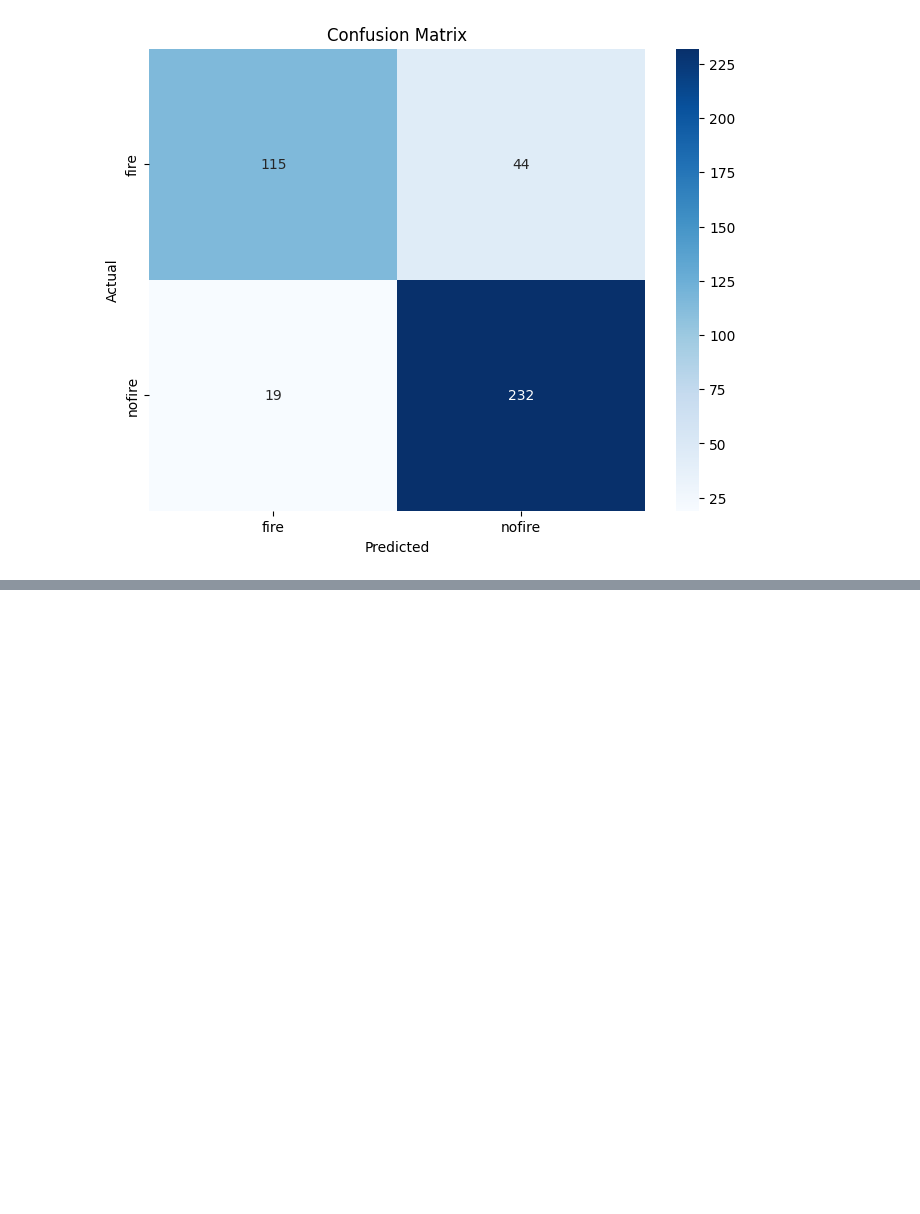
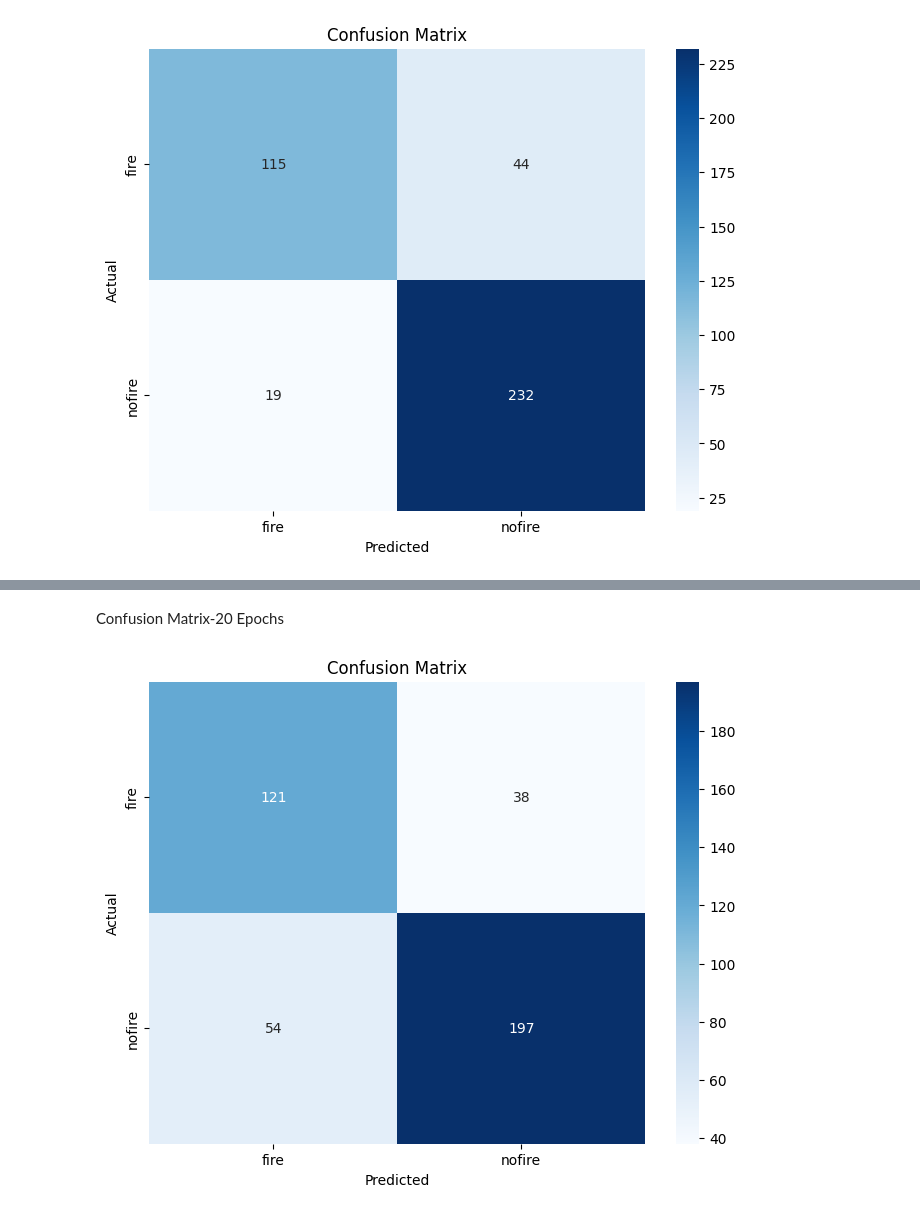
Before and after one commit to nschultze/Wildfire-Detection-from-RBG-Images, a Jupyter notebook: SimpleCNN.ipynb, the cells around one changed output, grey strips where cells are left out. Cells and saved outputs as stored; diff of their text form; code cells hidden in the pictures; blank space fills up the shorter version.

```diff
--- a/SimpleCNN.ipynb
+++ b/SimpleCNN.ipynb
@@ -267,0 +335,27 @@ plt.show()
+# %%
+model1 = keras.models.load_model('simpleCNN20Epochs.h5')
+
+test_data_gen = ImageDataGenerator(rescale=1.0 / 255.0)
+
+test_generator = test_data_gen.flow_from_directory(
+    'test',
+    target_size=(128, 128),
+    batch_size=32,
+    class_mode='binary',
+    shuffle=False
+)
+
+test_pred = model1.predict(test_generator)
+test_labels = test_generator.classes
+
+test_predictions = (test_pred > 0.5).astype(int)
+
+test_accuracy = accuracy_score(test_labels, test_predictions)
+test_precision = precision_score(test_labels, test_predictions)
+test_recall = recall_score(test_labels, test_predictions)
+test_f1_score = f1_score(test_labels, test_predictions)
+
+print(f'Test accuracy: {test_accuracy * 100:.2f}%')
+print(f'Test precision: {test_precision:.2f}')
+print(f'Test recall: {test_recall:.2f}')
+print(f'Test F1 Score: {test_f1_score:.2f}')
@@ -267,0 +397,13 @@ plt.show()
+# %% [markdown]
+Confusion Matrix-20 Epochs
+# %%
+cm = confusion_matrix(test_labels, test_predictions)
+
+plt.figure(figsize=(8, 6))
+sns.heatmap(cm, annot=True, fmt='d', cmap='Blues', xticklabels=classes, yticklabels=classes)
+plt.xlabel('Predicted')
+plt.ylabel('Actual')
+plt.title('Confusion Matrix')
+plt.show()
+# %% [output]
+[figure, added]
```
Also changed, not shown: parts of 16 cells of this notebook, 2 other files.
